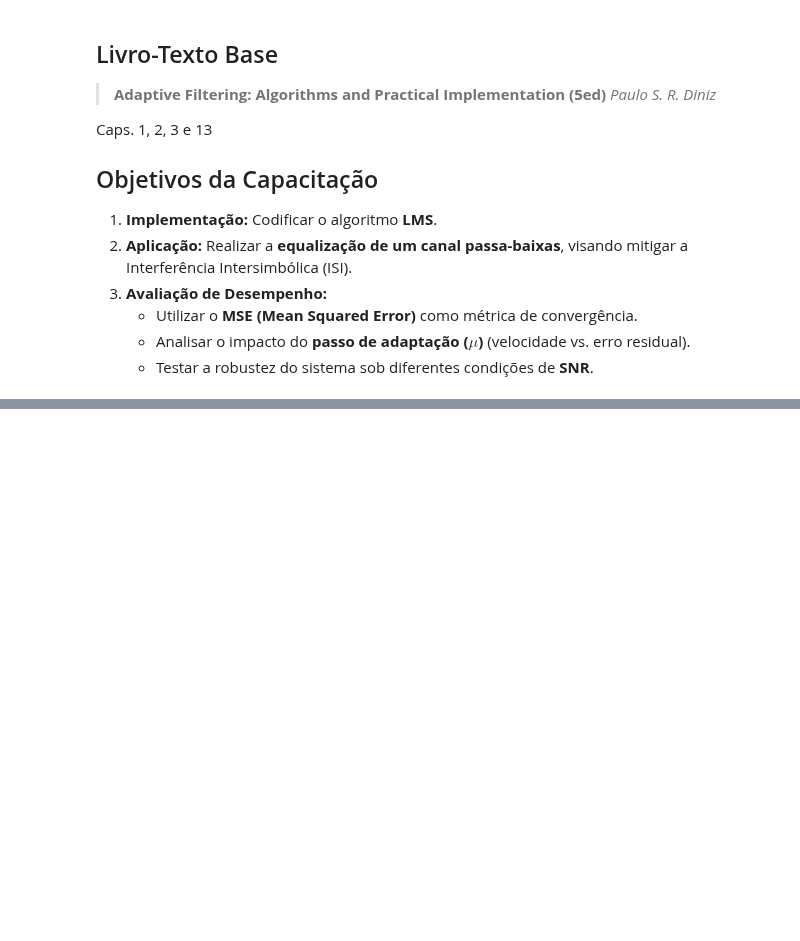
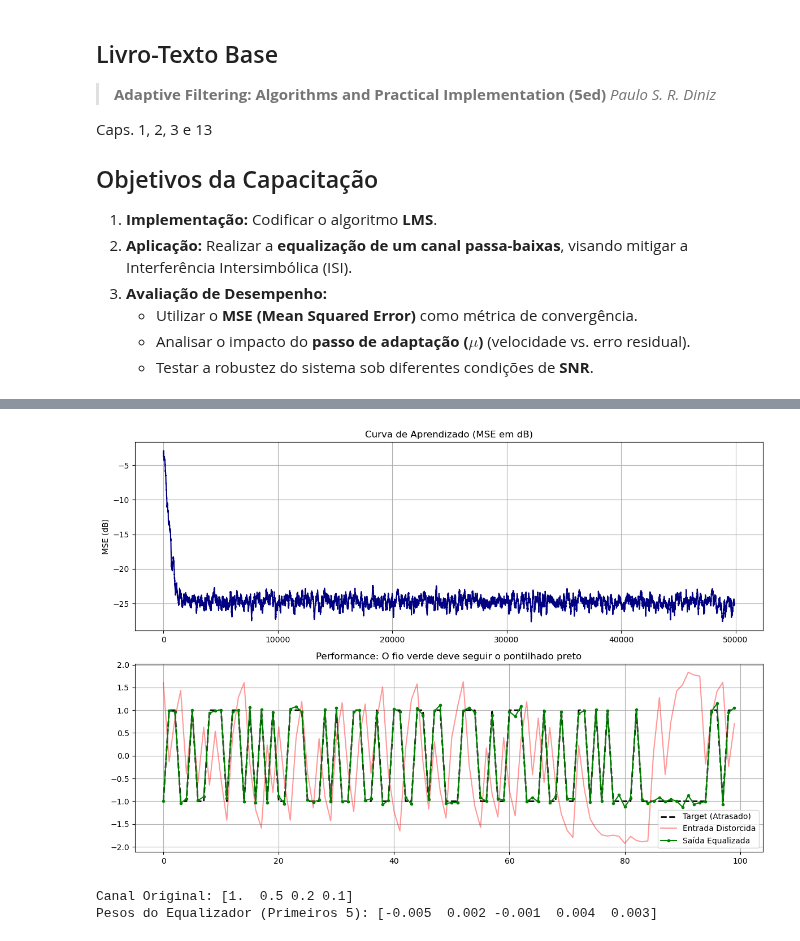
Before and after one commit to elmerfariass/DSPcap, a Jupyter notebook: Adpative Filter.ipynb, the cells around one changed output, grey strips where cells are left out. Saved outputs shown, nothing was run; the diff lists cells and outputs as text; code cells hidden in the pictures; blank space fills up the shorter version.

```diff
--- a/Adpative Filter.ipynb
+++ b/Adpative Filter.ipynb
@@ -168,0 +263,71 @@ plt.show()
+# %%
+# --- SIMULAÇÃO ---
+
+# Parâmetros
+from scipy import signal
+
+
+N_samples = 50000
+# CORREÇÃO 2: Aumentar a ordem do filtro (4 é muito pouco para inverter esse canal)
+Ntaps = 20
+mu = 0.005
+atraso = 10     # Delay para permitir causalidade
+
+# A. Sinal
+d_original = np.sign(np.random.randn(N_samples))
+
+# B. Canal (Usando lfilter para simular sistema causal t=0)
+canal = np.array([1.0, 0.5, 0.2, 0.1])
+x_sem_ruido = signal.lfilter(canal, 1, d_original)
+
+# C. Ruído
+x = x_sem_ruido + np.random.normal(0, 0.05, N_samples)
+
+# D. CORREÇÃO 3: Sincronização (Delay)
+# O equalizador tentará recuperar d[k - atraso]
+d_treino = np.zeros(N_samples)
+# O sinal desejado é o original atrasado
+d_treino[atraso:] = d_original[:-atraso]
+
+# --- Execução ---
+out, h_final, erro_quad, historico_h = lms(x, d_treino, Ntaps, mu)
+
+# --- Visualização ---
+plt.figure(figsize=(12, 8))
+
+# Gráfico 1: MSE
+plt.subplot(2, 1, 1)
+# Plotando em dB para ver melhor a queda
+mse_db = 10 * np.log10(np.convolve(erro_quad, np.ones(100)/100, mode='valid') + 1e-12)
+plt.plot(mse_db, color='navy')
+plt.title('Curva de Aprendizado (MSE em dB)')
+plt.ylabel('MSE (dB)')
+plt.grid(True)
+
+# Gráfico 2: Comparação Visual
+# Vamos dar zoom no meio, onde já convergiu
+zoom_start = 49000
+zoom_end = 49100
+
+plt.subplot(2, 1, 2)
+# Sinal Desejado (O que queremos)
+plt.plot(d_treino[zoom_start:zoom_end], 'k--', linewidth=2, label='Target (Atrasado)')
+# Sinal Distorcido (O que chegou)
+plt.plot(x[zoom_start:zoom_end], 'r-', alpha=0.4, label='Entrada Distorcida')
+# Saída do Equalizador
+plt.plot(out[zoom_start:zoom_end], 'g.-', linewidth=1.5, label='Saída Equalizada')
+
+plt.title('Performance: O fio verde deve seguir o pontilhado preto')
+plt.legend()
+plt.grid(True)
+
+plt.tight_layout()
+plt.show()
+
+# Verificação dos coeficientes
+print("Canal Original:", canal)
+print("Pesos do Equalizador (Primeiros 5):", np.round(h_final[:5], 3))
+# %% [output]
+[figure, added]
+Canal Original: [1.  0.5 0.2 0.1]
+Pesos do Equalizador (Primeiros 5): [-0.005  0.002 -0.001  0.004  0.003]
```
Also changed, not shown: parts of 8 cells of this notebook, 2 other files.
